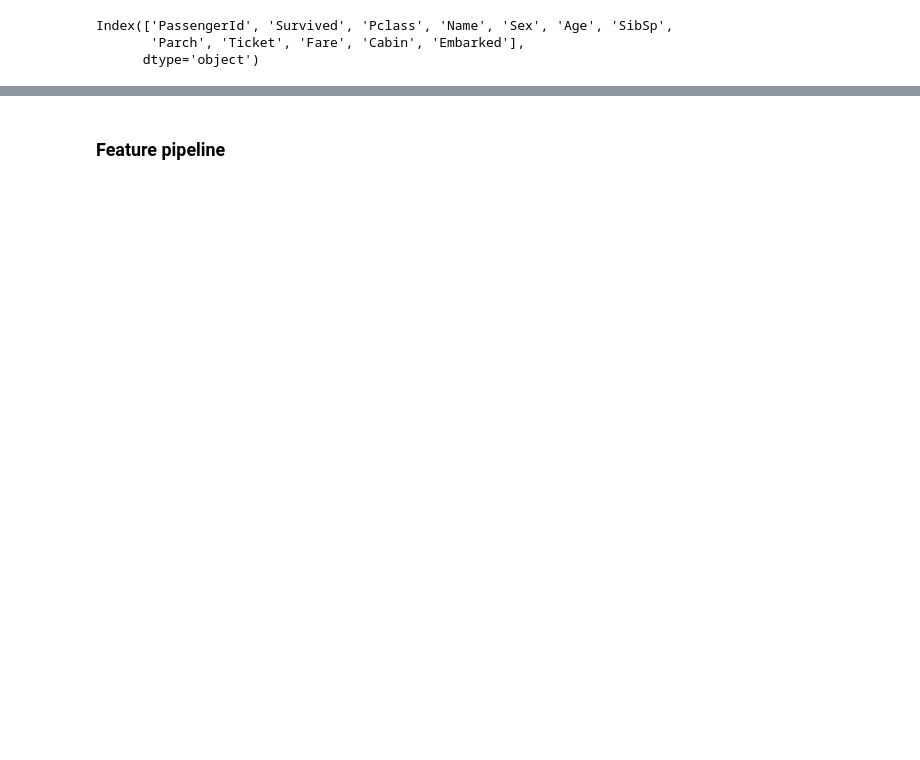
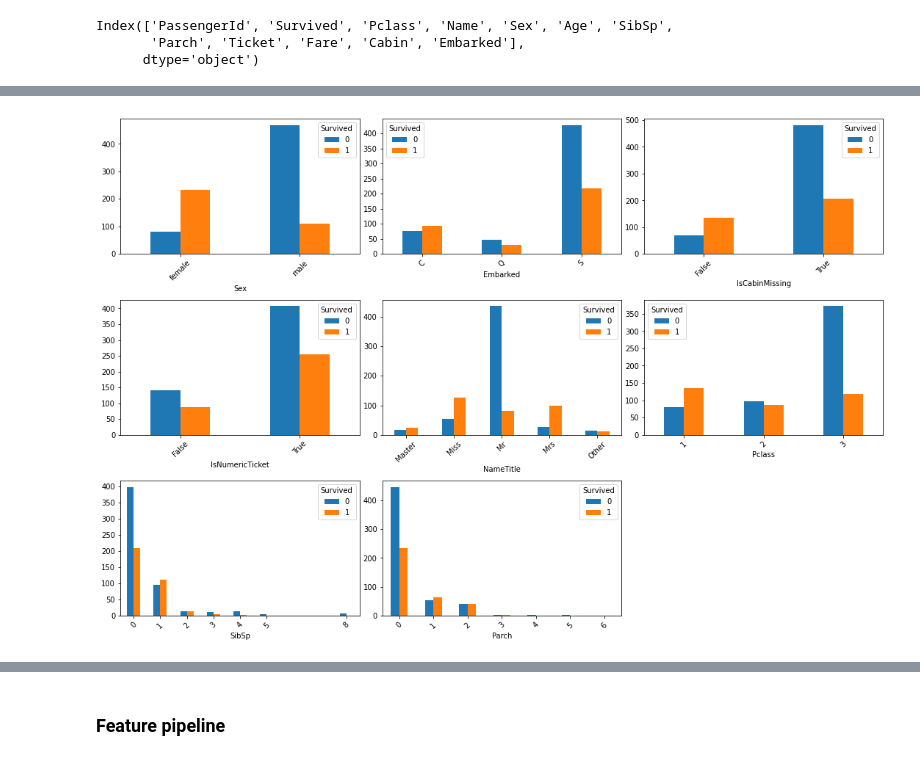
Before and after one commit to nkharche/datascience_starter, a Jupyter notebook: Titanic_Kaggle/titanic_kaggle.ipynb, the cells around one changed output, grey strips where cells are left out. Cells and saved outputs as stored; diff of their text form; code cells hidden in the pictures; blank space fills up the shorter version.

```diff
--- a/Titanic_Kaggle/titanic_kaggle.ipynb
+++ b/Titanic_Kaggle/titanic_kaggle.ipynb
@@ -278,0 +243,4 @@ Name: nameTitle, dtype: int64
+# %%
+categorical_feats = ['Sex', 'Embarked', 'IsCabinMissing', 'IsNumericTicket', 'NameTitle']
+
+categorical_feats_to_encode_as_ordinal = ['Pclass', 'SibSp', 'Parch', ]
@@ -278,0 +307,40 @@ Name: nameTitle, dtype: int64
+# %%
+def barplots_of_features_and_target_counts(df, feature_names, target_name,
+                                           normalize=False, plotGrid=None):
+    if not plotGrid:
+        ncols = 3
+        nrows = np.int(np.ceil(len(feature_names)/ncols))
+    else:
+        nrows, ncols = plotGrid
+
+    sharey = True if normalize==True else False
+
+    fig, axes = plt.subplots(nrows, ncols, figsize=(15, 10), sharey=sharey)
+    axes = axes.reshape(-1, ncols) # Make sure axes is a 2D array
+
+    for k, feat_name in enumerate(feature_names):
+        i, j = divmod(k, ncols)
+        ax = axes[i][j]
+        #(df.groupby(feat_name)[target_name]
+        # .value_counts(normalize=normalize).unstack(0).T
+        # .plot.bar(rot=45, ax=axes[i][j])
+        #)
+        (pd.crosstab(df[feat_name], df[target_name], normalize=normalize)
+         .plot.bar(rot=45, ax=axes[i][j])
+        )
+
+    plt.tight_layout(pad=0.4, w_pad=0.5, h_pad=1.0)
+
+    # Remove emplty subplots
+    for k in range(len(feature_names), nrows*ncols):
+        fig.delaxes(axes.flatten()[k])
+# %%
+barplots_of_features_and_target_counts(
+    df,
+    categorical_feats + categorical_feats_to_encode_as_ordinal,
+    'Survived',
+    normalize=False,
+    plotGrid=None
+)
+# %% [output]
+[figure, added]
```
Also changed, not shown: parts of 127 cells of this notebook.
